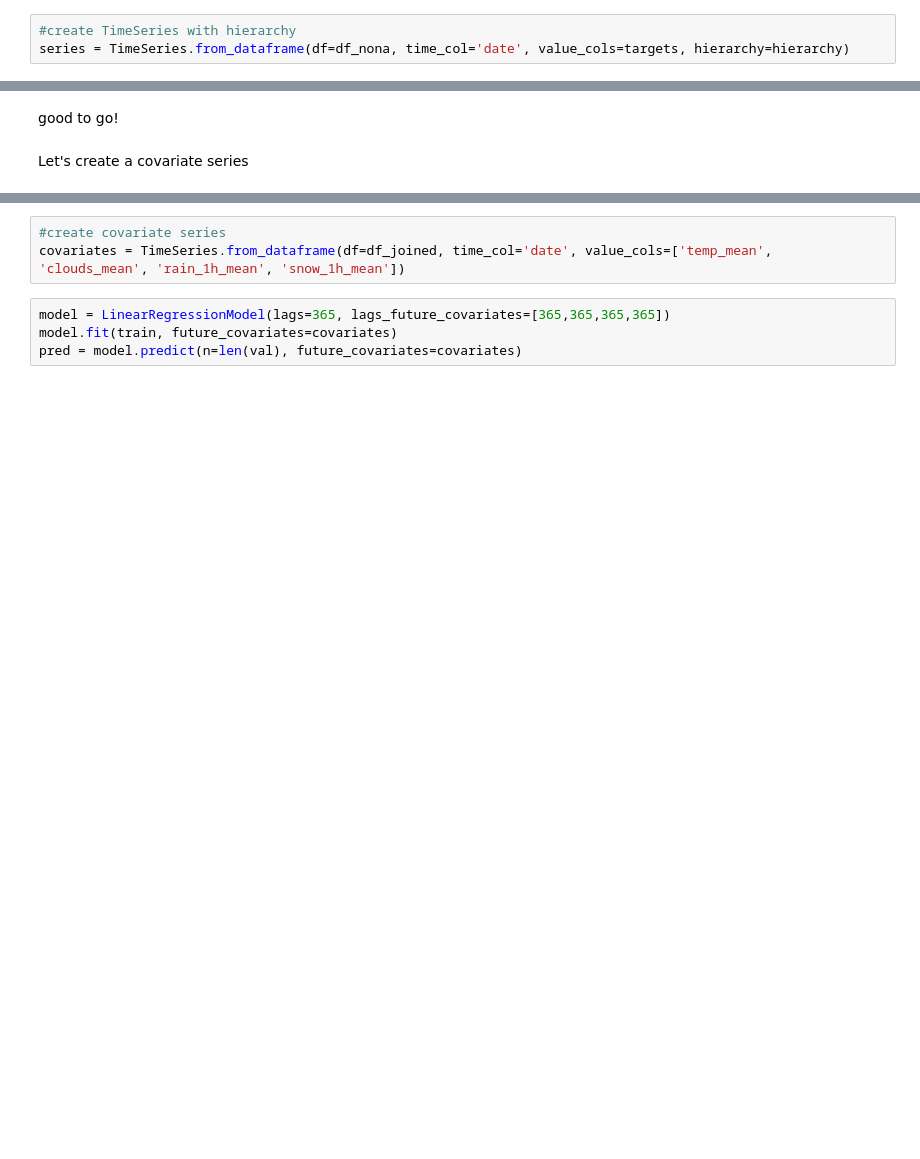
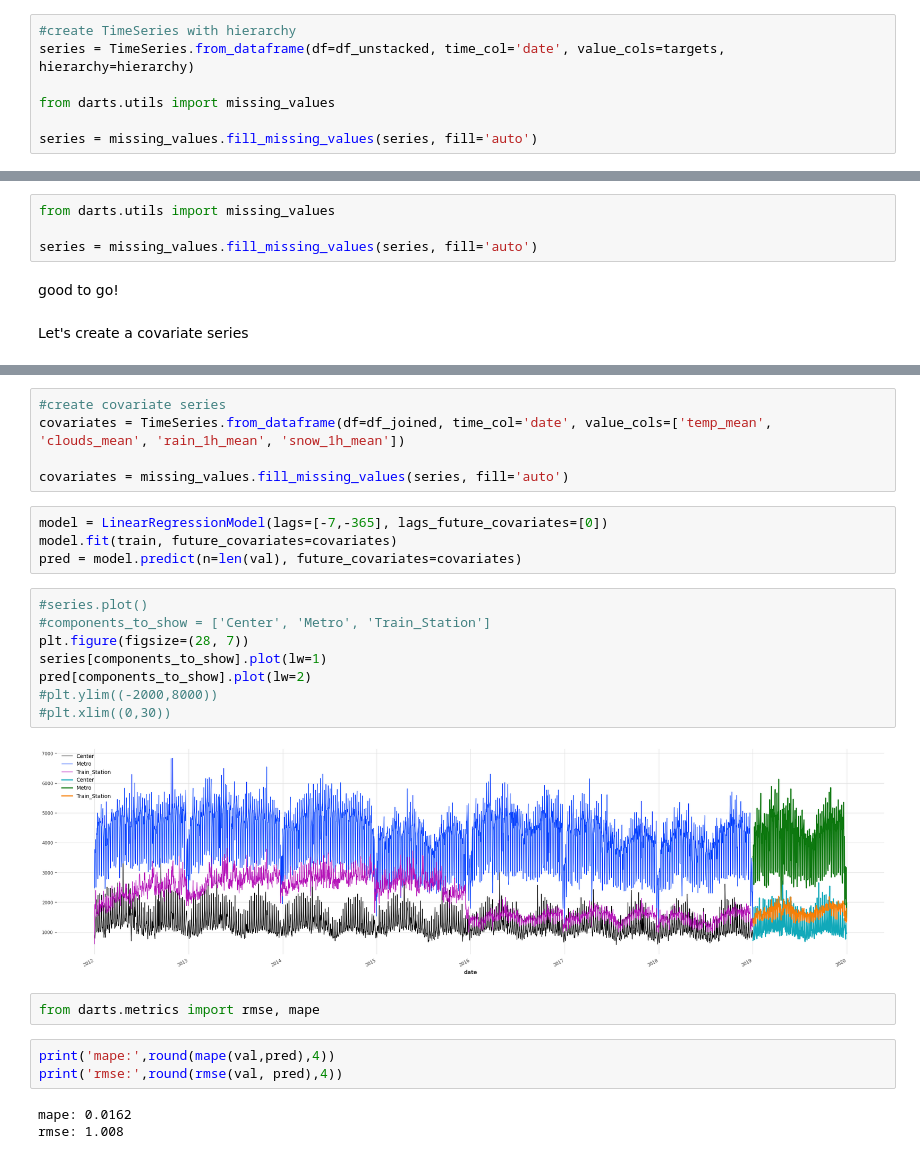
Before and after one commit to Klauk0r/meteo-bakery, a Jupyter notebook: notebooks/08_TS_Darts.ipynb, the cells around one changed output, grey strips where cells are left out. Saved outputs shown, nothing was run; the diff lists cells and outputs as text; blank space fills up the shorter version.

Commit message:
updated Darts prediction and gitignore (lobomp.rb)

```diff
--- a/notebooks/08_TS_Darts.ipynb
+++ b/notebooks/08_TS_Darts.ipynb
@@ -121,6 +195,10 @@ df_nona = df_unstacked.fillna(0)
 # %%
 #create TimeSeries with hierarchy
-series = TimeSeries.from_dataframe(df=df_nona, time_col='date', value_cols=targets, hierarchy=hierarchy)
+series = TimeSeries.from_dataframe(df=df_unstacked, time_col='date', value_cols=targets, hierarchy=hierarchy)
+
+from darts.utils import missing_values
+
+series = missing_values.fill_missing_values(series, fill='auto')
 # %%
 train, val = series[:-365], series[-365:]
 # %%
@@ -146,3 +261,7 @@ df_joined.head()
+# %%
+from darts.utils import missing_values
+
+series = missing_values.fill_missing_values(series, fill='auto')
 # %% [markdown]
 good to go!
 # %% [markdown]
@@ -152,7 +289,27 @@ df_joined.columns
 # %%
 #create covariate series
 covariates = TimeSeries.from_dataframe(df=df_joined, time_col='date', value_cols=['temp_mean', 'clouds_mean', 'rain_1h_mean', 'snow_1h_mean'])
+
+covariates = missing_values.fill_missing_values(series, fill='auto')
 # %%
-model = LinearRegressionModel(lags=365, lags_future_covariates=[365,365,365,365])
+model = LinearRegressionModel(lags=[-7,-365], lags_future_covariates=[0])
 model.fit(train, future_covariates=covariates)
 pred = model.predict(n=len(val), future_covariates=covariates)
+# %%
+#series.plot()
+#components_to_show = ['Center', 'Metro', 'Train_Station']
+plt.figure(figsize=(28, 7))
+series[components_to_show].plot(lw=1)
+pred[components_to_show].plot(lw=2)
+#plt.ylim((-2000,8000))
+#plt.xlim((0,30))
+# %% [output]
+[figure, added]
+# %%
+from darts.metrics import rmse, mape
+# %%
+print('mape:',round(mape(val,pred),4))
+print('rmse:',round(rmse(val, pred),4))
+# %% [output]
+mape: 0.0162
+rmse: 1.008
```
Also changed, not shown: parts of 14 cells of this notebook, 1 other file.
